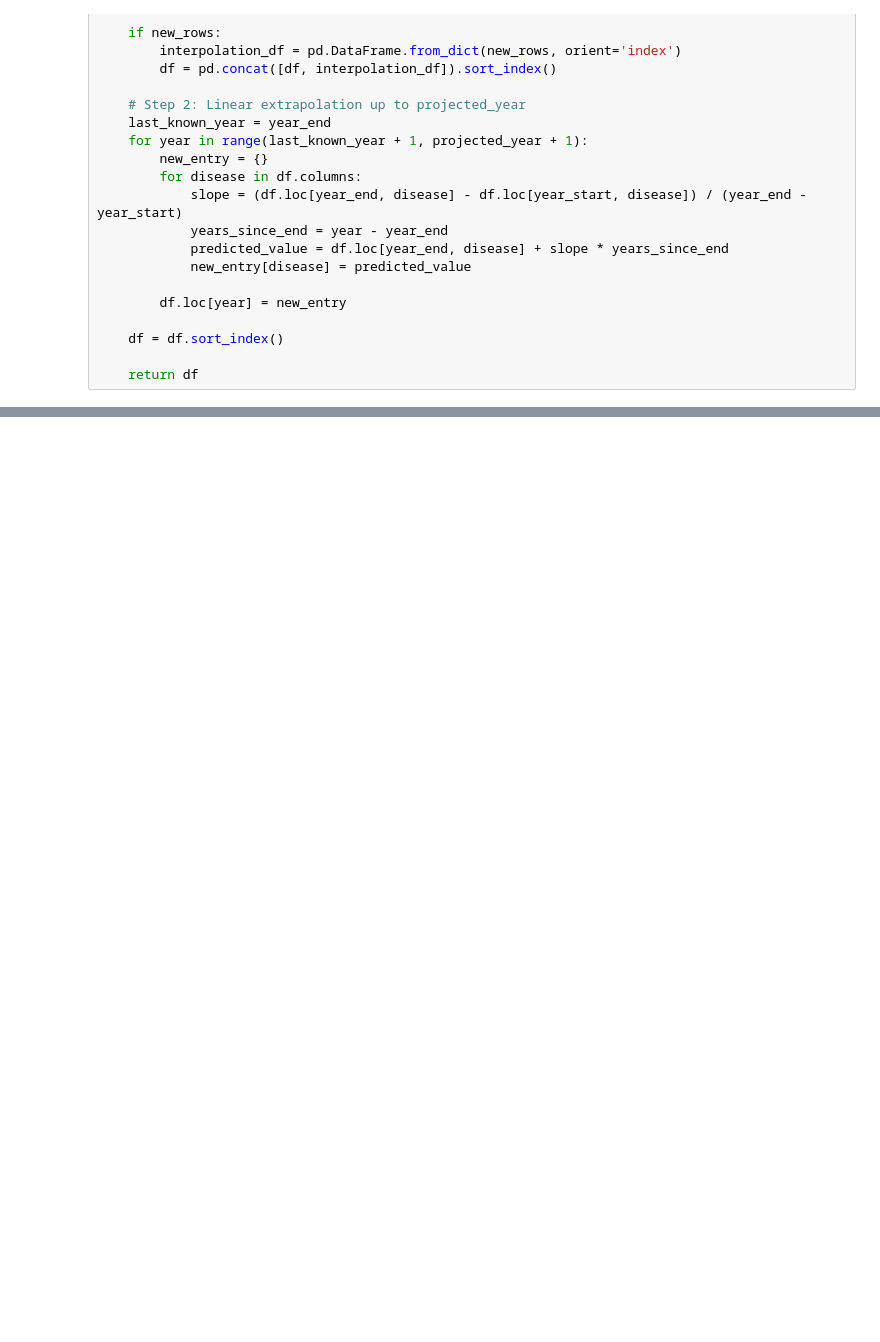
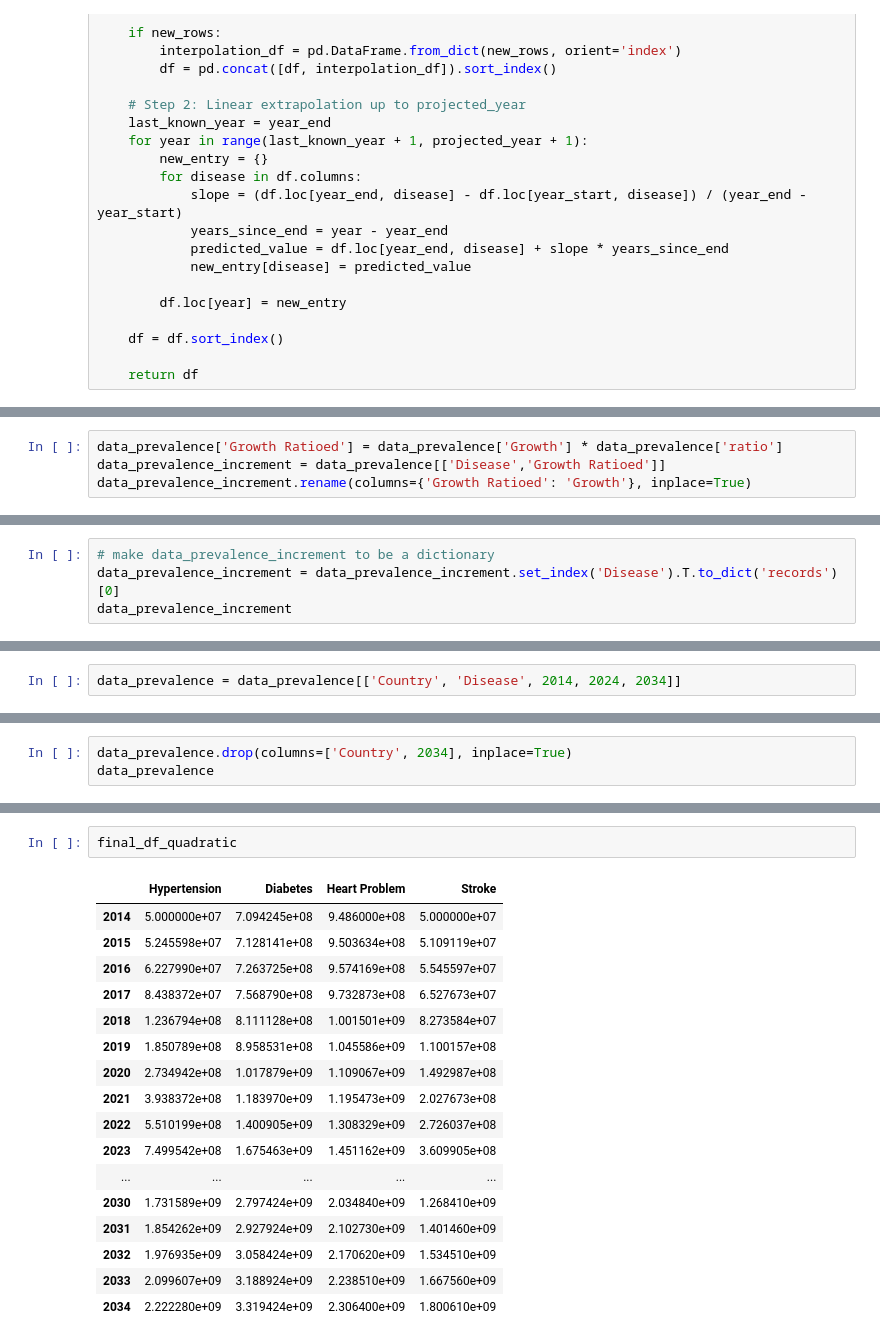
Before and after one commit to Gaia-Dental-Studio/GMed_Impact_Evaluation, a Jupyter notebook: eda.ipynb, the cells around one changed output, grey strips where cells are left out. Saved outputs shown, nothing was run; the diff lists cells and outputs as text; blank space fills up the shorter version.

```diff
--- a/eda.ipynb
+++ b/eda.ipynb
@@ -1768,0 +2256,4 @@ def extend_years_with_true_quadratic(transformed_df, projected_year, bump_streng
+# %%
+data_prevalence['Growth Ratioed'] = data_prevalence['Growth'] * data_prevalence['ratio']
+data_prevalence_increment = data_prevalence[['Disease','Growth Ratioed']]
+data_prevalence_increment.rename(columns={'Growth Ratioed': 'Growth'}, inplace=True)
@@ -1768,0 +2264,4 @@ def extend_years_with_true_quadratic(transformed_df, projected_year, bump_streng
+# %%
+# make data_prevalence_increment to be a dictionary
+data_prevalence_increment = data_prevalence_increment.set_index('Disease').T.to_dict('records')[0]
+data_prevalence_increment
@@ -1768,0 +2273,2 @@ def extend_years_with_true_quadratic(transformed_df, projected_year, bump_streng
+# %%
+data_prevalence = data_prevalence[['Country', 'Disease', 2014, 2024, 2034]]
@@ -1768,0 +2307,3 @@ def extend_years_with_true_quadratic(transformed_df, projected_year, bump_streng
+# %%
+data_prevalence.drop(columns=['Country', 2034], inplace=True)
+data_prevalence
@@ -1768,0 +2364,20 @@ def extend_years_with_true_quadratic(transformed_df, projected_year, bump_streng
+# %%
+final_df_quadratic
+# %% [output]
+|  | Hypertension | Diabetes | Heart Problem | Stroke |
+| 2014 | 5.000000e+07 | 7.094245e+08 | 9.486000e+08 | 5.000000e+07 |
+| 2015 | 5.245598e+07 | 7.128141e+08 | 9.503634e+08 | 5.109119e+07 |
+| 2016 | 6.227990e+07 | 7.263725e+08 | 9.574169e+08 | 5.545597e+07 |
+| 2017 | 8.438372e+07 | 7.568790e+08 | 9.732873e+08 | 6.527673e+07 |
+| 2018 | 1.236794e+08 | 8.111128e+08 | 1.001501e+09 | 8.273584e+07 |
+| 2019 | 1.850789e+08 | 8.958531e+08 | 1.045586e+09 | 1.100157e+08 |
+| 2020 | 2.734942e+08 | 1.017879e+09 | 1.109067e+09 | 1.492987e+08 |
+| 2021 | 3.938372e+08 | 1.183970e+09 | 1.195473e+09 | 2.027673e+08 |
+| 2022 | 5.510199e+08 | 1.400905e+09 | 1.308329e+09 | 2.726037e+08 |
+| 2023 | 7.499542e+08 | 1.675463e+09 | 1.451162e+09 | 3.609905e+08 |
+| ... | ... | ... | ... | ... |
+| 2030 | 1.731589e+09 | 2.797424e+09 | 2.034840e+09 | 1.268410e+09 |
+| 2031 | 1.854262e+09 | 2.927924e+09 | 2.102730e+09 | 1.401460e+09 |
+| 2032 | 1.976935e+09 | 3.058424e+09 | 2.170620e+09 | 1.534510e+09 |
+| 2033 | 2.099607e+09 | 3.188924e+09 | 2.238510e+09 | 1.667560e+09 |
+| 2034 | 2.222280e+09 | 3.319424e+09 | 2.306400e+09 | 1.800610e+09 |
```
Also changed, not shown: parts of 65 cells of this notebook, 9 other files.
